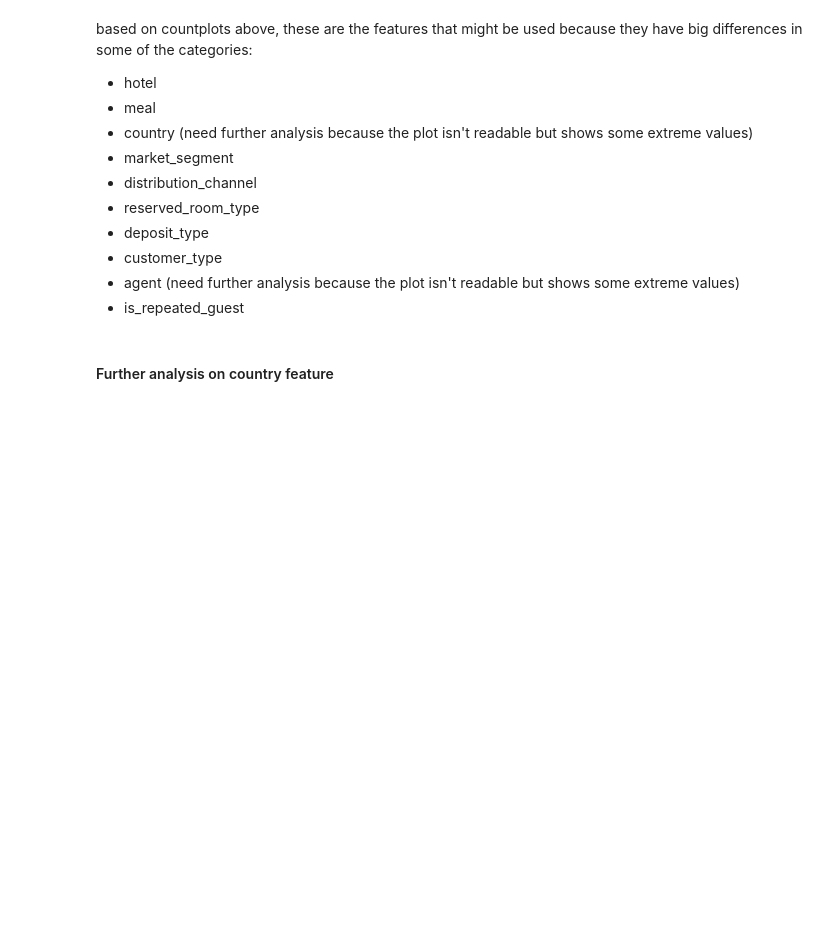
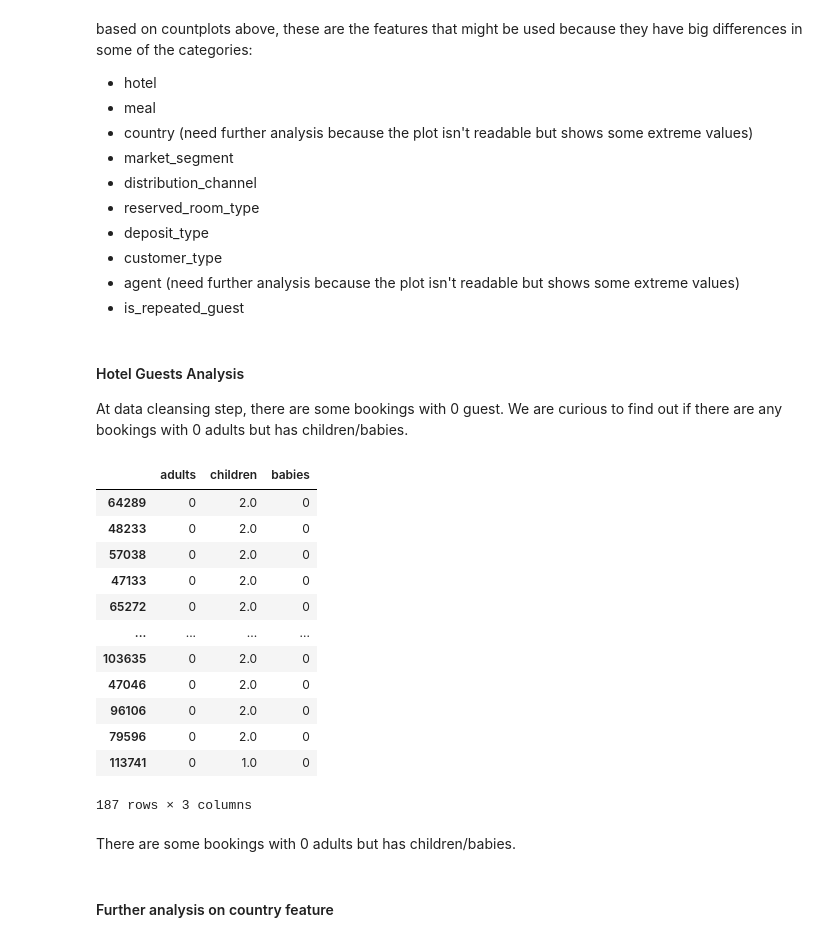
Before and after one commit to albrtwijaya/portfolio, a Jupyter notebook: Hotel Booking Demand.ipynb, the cells around one changed output. Drawn from its saved outputs; the diff is of its cells as text; code cells hidden in the pictures; blank space fills up the shorter version.

```diff
--- a/Hotel Booking Demand.ipynb
+++ b/Hotel Booking Demand.ipynb
@@ -208,6 +223,31 @@ based on countplots above, these are the features that might be used because the
 - customer_type
 - agent (need further analysis because the plot isn't readable but shows some extreme values)
 - is_repeated_guest
+# %% [markdown]
+#### Hotel Guests Analysis
+At data cleansing step, there are some bookings with 0 guest. We are curious to find out if there are any bookings with 0 adults but has children/babies.
+# %%
+df_train[
+    (df_train['adults'] == 0) &
+    ((df_train['children'] != 0) |
+    (df_train['babies'] != 0) )
+][['adults', 'children', 'babies']]
+# %% [output]
+|  | adults | children | babies |
+| 64289 | 0 | 2.0 | 0 |
+| 48233 | 0 | 2.0 | 0 |
+| 57038 | 0 | 2.0 | 0 |
+| 47133 | 0 | 2.0 | 0 |
+| 65272 | 0 | 2.0 | 0 |
+| ... | ... | ... | ... |
+| 103635 | 0 | 2.0 | 0 |
+| 47046 | 0 | 2.0 | 0 |
+| 96106 | 0 | 2.0 | 0 |
+| 79596 | 0 | 2.0 | 0 |
+| 113741 | 0 | 1.0 | 0 |
+187 rows × 3 columns
+# %% [markdown]
+There are some bookings with 0 adults but has children/babies.
 # %% [markdown]
 #### Further analysis on country feature
 # %%
```
Also changed, not shown: parts of 48 cells of this notebook.
